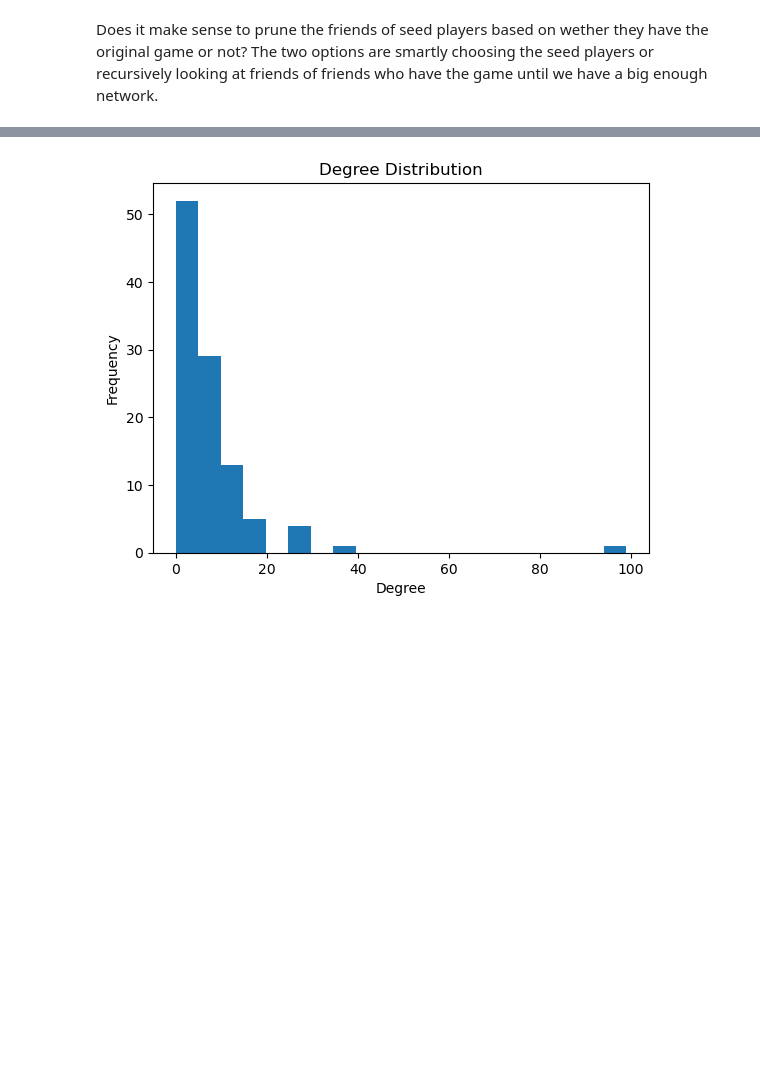
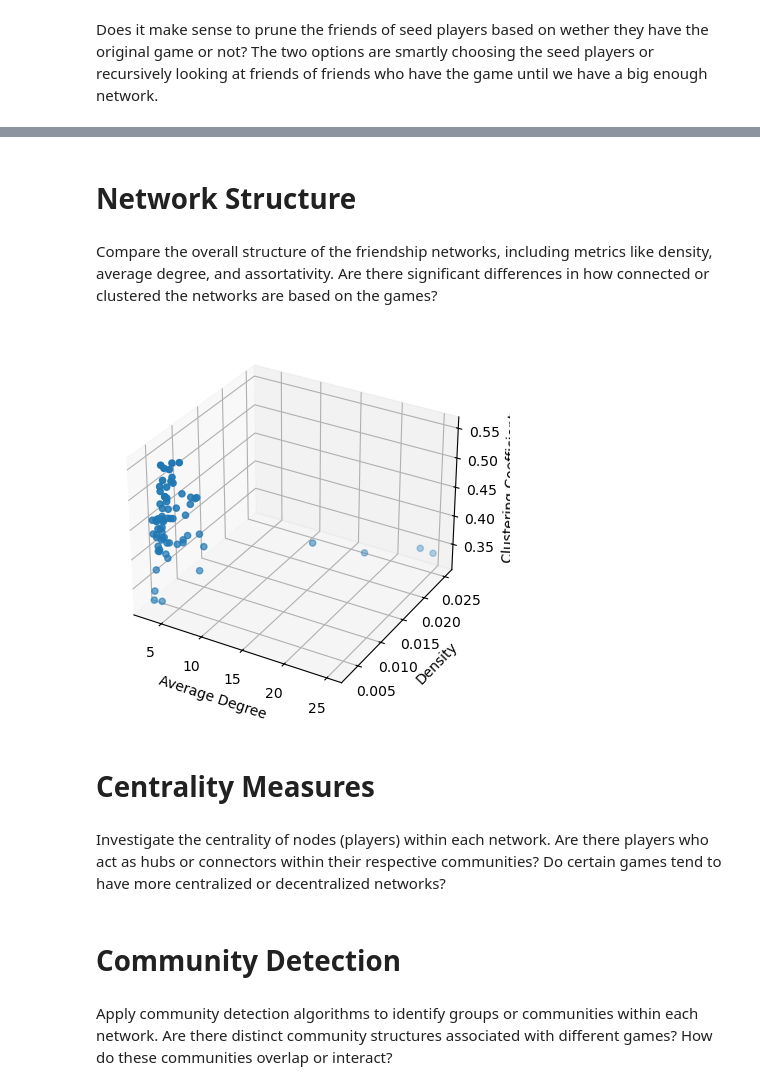
Before and after one commit to SanchoSamba/INA_Project, a Jupyter notebook: Project.ipynb, the cells around one changed output, grey strips where cells are left out. Saved outputs shown, nothing was run; the diff lists cells and outputs as text; code cells hidden in the pictures; blank space fills up the shorter version.

Commit message:
Graph

```diff
--- a/Project.ipynb
+++ b/Project.ipynb
@@ -218,11 +195,47 @@ net = nx.read_pajek("network.net")
-# %%
-import matplotlib.pyplot as plt
-
-degrees = [val for (node, val) in net.degree()]
-plt.hist(degrees, bins=20)
-plt.xlabel("Degree")
-plt.ylabel("Frequency")
-plt.title("Degree Distribution")
-plt.show()
-# %% [output]
-[figure, removed]
+# %% [markdown]
+# Network Structure
+# %% [markdown]
+Compare the overall structure of the friendship networks, including metrics like density, average degree, and assortativity. Are there significant differences in how connected or clustered the networks are based on the games?
+# %%
+# For every file in the ./Networks folder, load the network and calculate the average degree, density, and clustering coefficient.
+import networkx as nx
+import os
+
+files = os.listdir("./Networks")
+for file in files:
+    id = file.split(".")[0]
+    G = nx.read_pajek(f"./Networks/{file}")
+    G = nx.Graph(G)
+    if G.number_of_nodes() == 0:
+        continue
+    clustering_coefficient = nx.average_clustering(G)
+    avg_degree = sum(dict(G.degree()).values()) / len(G)
+    density = nx.density(G)
+    df.loc[df['appid'] == int(id), 'avg_degree'] = avg_degree
+    df.loc[df['appid'] == int(id), 'density'] = density
+    df.loc[df['appid'] == int(id), 'clustering_coefficient'] = clustering_coefficient
+
+df.to_csv("steam_data.csv")
+# %%
+import matplotlib.pyplot as plt
+from mpl_toolkits.mplot3d import Axes3D
+
+fig = plt.figure()
+ax = fig.add_subplot(111, projection='3d')
+
+ax.scatter(df['avg_degree'], df['density'], df['clustering_coefficient'])
+ax.set_xlabel('Average Degree')
+ax.set_ylabel('Density')
+ax.set_zlabel('Clustering Coefficient')
+
+plt.show()
+# %% [output]
+[figure, added]
+# %% [markdown]
+# Centrality Measures
+# %% [markdown]
+ Investigate the centrality of nodes (players) within each network. Are there players who act as hubs or connectors within their respective communities? Do certain games tend to have more centralized or decentralized networks?
+# %% [markdown]
+# Community Detection
+# %% [markdown]
+Apply community detection algorithms to identify groups or communities within each network. Are there distinct community structures associated with different games? How do these communities overlap or interact?
```
Also changed, not shown: parts of 3 cells of this notebook, 8 other files.
